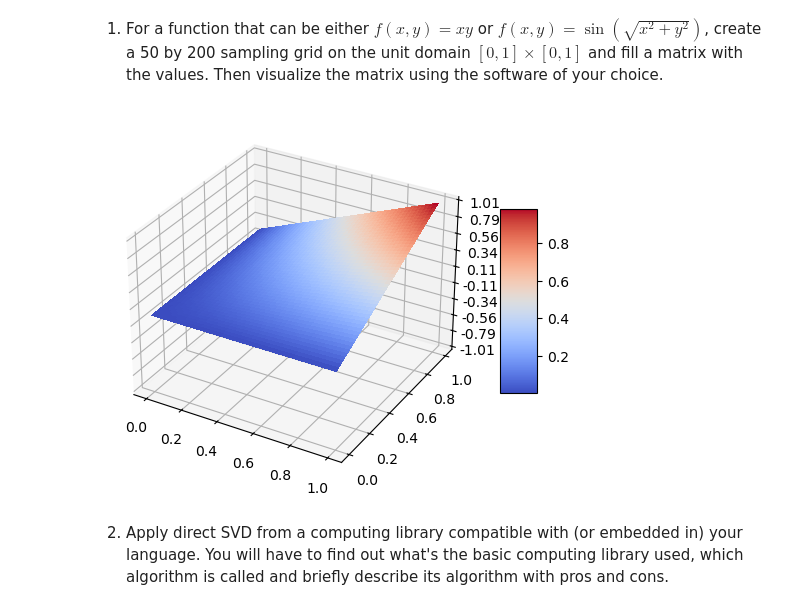
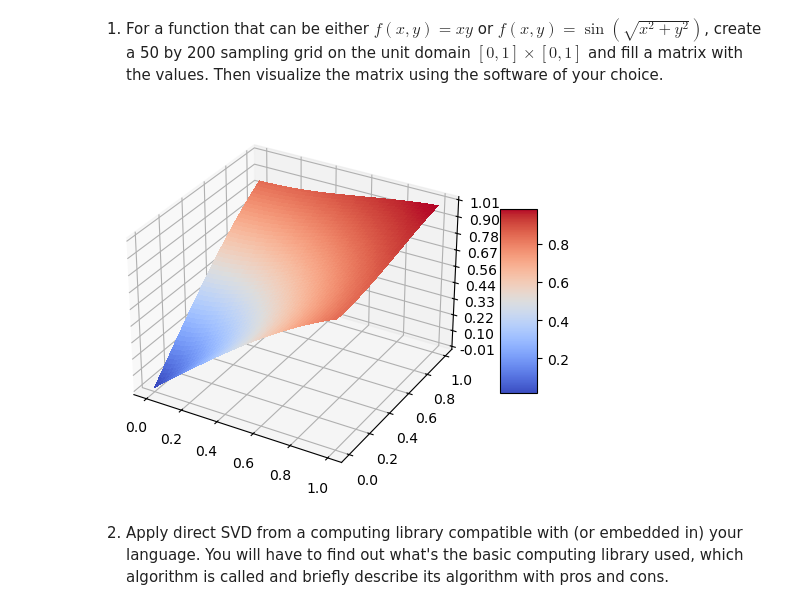
Before and after one commit to llestandi/teaching_POD, a Jupyter notebook: LRA_introduction.ipynb, the cells around one changed output. Cells and saved outputs as stored; diff of their text form; code cells hidden in the pictures.

```diff
--- a/LRA_introduction.ipynb
+++ b/LRA_introduction.ipynb
@@ -35,41 +35,7 @@ import numpy as np
 # %%
 # define f(x,y)=xy
 def f(x,y):
-    return sin(sqrt(x**2+y**2))
+    return np.sin(np.sqrt(x**2+y**2))
 # define a grid with 50 points in x direction and 200 in y direction between [0 and 1]
 x=np.linspace(0,1,50)
 y=np.linspace(0,1,200)
-# %%
-import matplotlib.pyplot as plt
-import numpy as np
-
-from matplotlib import cm
-from matplotlib.ticker import LinearLocator
-
-fig, ax = plt.subplots(subplot_kw={"projection": "3d"})
-
-# Make data.
-def f(x,y):
-    return x*y
-# define a grid with 50 points in x direction and 200 in y direction between [0 and 1]
-x=np.linspace(0,1,50)
-y=np.linspace(0,1,200)
-X, Y = np.meshgrid(x, y)
-A = f(X,Y)
-
-# Plot the surface.
-surf = ax.plot_surface(X, Y, A, cmap=cm.coolwarm,
-                       linewidth=0, antialiased=False)
-
-# Customize the z axis.
-ax.set_zlim(-1.01, 1.01)
-ax.zaxis.set_major_locator(LinearLocator(10))
-# A StrMethodFormatter is used automatically
-ax.zaxis.set_major_formatter('{x:.02f}')
-
-# Add a color bar which maps values to colors.
-fig.colorbar(surf, shrink=0.5, aspect=5)
-
-plt.show()
-# %% [output]
-[figure, removed]
@@ -76,3 +53,22 @@ plt.show()
+# %%
+# Plot the surface.
+fig, ax = plt.subplots(subplot_kw={"projection": "3d"})
+
+surf = ax.plot_surface(X, Y, A, cmap=cm.coolwarm,
+                       linewidth=0, antialiased=False)
+
+# Customize the z axis.
+ax.set_zlim(-0.01, 1.01)
+ax.zaxis.set_major_locator(LinearLocator(10))
+# A StrMethodFormatter is used automatically
+ax.zaxis.set_major_formatter('{x:.02f}')
+
+# Add a color bar which maps values to colors.
+fig.colorbar(surf, shrink=0.5, aspect=5)
+
+plt.show()
+# %% [output]
+[figure, added]
 # %% [markdown]
 2. Apply direct SVD from a computing library compatible with (or embedded in) your language. You will have to find out what's the basic computing library used, which algorithm is called and briefly describe its algorithm with pros and cons.
 # %%
```
Also changed, not shown: parts of 26 cells of this notebook, 1 other file.
